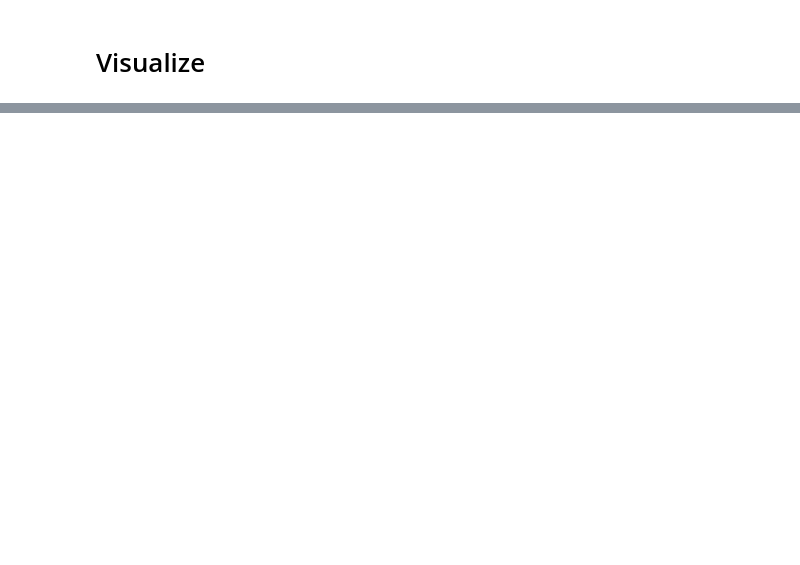
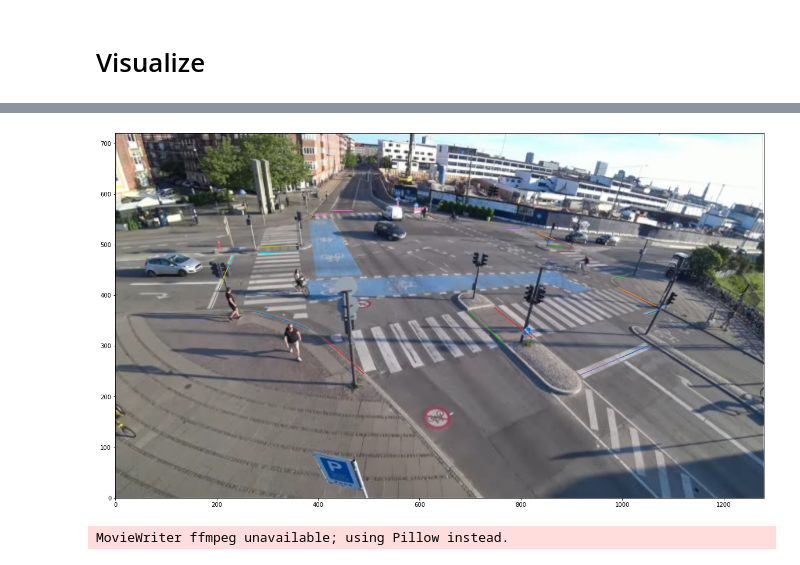
Before and after one commit to Marcus-Friis/CycleCV, a Jupyter notebook: ultimate_wrangling.ipynb, the cells around one changed output, grey strips where cells are left out. Cells and saved outputs as stored; diff of their text form; code cells hidden in the pictures; blank space fills up the shorter version.

```diff
--- a/ultimate_wrangling.ipynb
+++ b/ultimate_wrangling.ipynb
@@ -229,3 +231,0 @@ Name: 107, dtype: object
-# %%
-def trajectory(row, d):
-    pass
@@ -244,0 +232,16 @@ ax.plot(row['x'], row['y'])
+# %%
+def distance(x_0, y_0, x_1, y_1):
+    return np.linalg.norm(
+        np.array([x_0, y_0]) - np.array([x_1, y_1])
+    )
+# %%
+def trajectory(x_t, y_t, d_travel, traj):
+    if not len(traj):
+        return x_t, y_t
+    d_to_traj = distance(x_t, y_t, traj[0,0], traj[0,1])
+    if d_travel <= d_to_traj:
+        v = (traj[0] - np.array([x_t, y_t])) / distance(x_t, y_t, traj[0,0], traj[0,1])
+        x_t += v[0]*d_travel
+        y_t += v[1]*d_travel
+        return x_t, y_t
+    return trajectory(traj[0,0], traj[0,1], (d_travel - d_to_traj), traj[1:])
@@ -244,0 +331,31 @@ ax.plot(row['x'], row['y'])
+# %%
+fig, ax = plt.subplots(figsize=(20,20))
+im = Image.open("intersection2.png")
+im = ImageOps.flip(im)
+ax.set_xlim(0,1280)
+ax.set_ylim(0,720)
+ax.imshow(im, origin='lower')
+
+ln = [ax.plot([],[]) for _ in range(l_df.shape[-1]-1)]
+
+
+def init():
+    for i in range(len(l_xy)):
+        ln[i][0].set_data(l_xy[i]['x'], l_xy[i]['y'])
+    return ln[0][0],
+
+def update(frame):
+    for n in range(l_df.shape[0]):
+        for i in range(l_df.shape[1]-1):
+            ln[i][0].set_color(['red', 'orange', 'yellow', 'green'][l_df.loc[n][1+i]])
+    return ln[0][0],
+
+g = 10
+ani = FuncAnimation(fig, update, frames=np.arange(0, 10, g), interval=30/g,
+                    init_func=init, blit=True)
+
+plt.show()
+ani.save('jeff2.gif')
+# %% [output]
+[figure, added]
+MovieWriter ffmpeg unavailable; using Pillow instead.
```
Also changed, not shown: parts of 24 cells of this notebook.
